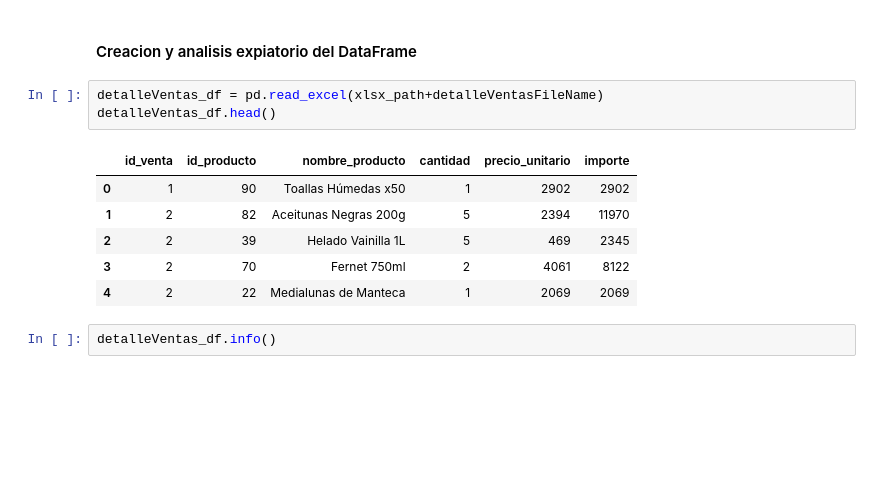
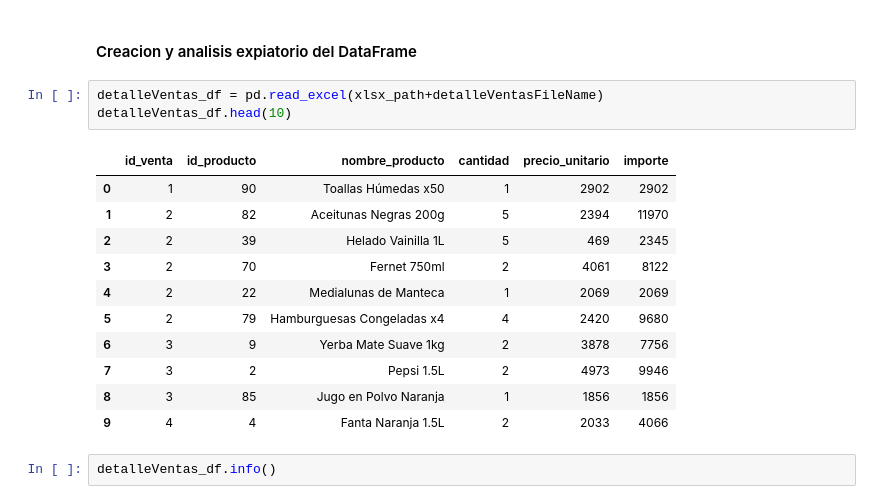
Before and after one commit to DiegoPenalba/ProyectoAurilion, a Jupyter notebook: data.ipynb, the cells around one changed output. Cells and saved outputs as stored; diff of their text form; blank space fills up the shorter version.

```diff
--- a/data.ipynb
+++ b/data.ipynb
@@ -582,14 +607,19 @@ Cantidad de clientes distintos: 67
 #### Creacion y analisis expiatorio del DataFrame
 # %%
 detalleVentas_df = pd.read_excel(xlsx_path+detalleVentasFileName)
-detalleVentas_df.head()
+detalleVentas_df.head(10)
 # %% [output]
 |  | id_venta | id_producto | nombre_producto | cantidad | precio_unitario | importe |
 | 0 | 1 | 90 | Toallas Húmedas x50 | 1 | 2902 | 2902 |
 | 1 | 2 | 82 | Aceitunas Negras 200g | 5 | 2394 | 11970 |
 | 2 | 2 | 39 | Helado Vainilla 1L | 5 | 469 | 2345 |
 | 3 | 2 | 70 | Fernet 750ml | 2 | 4061 | 8122 |
 | 4 | 2 | 22 | Medialunas de Manteca | 1 | 2069 | 2069 |
+| 5 | 2 | 79 | Hamburguesas Congeladas x4 | 4 | 2420 | 9680 |
+| 6 | 3 | 9 | Yerba Mate Suave 1kg | 2 | 3878 | 7756 |
+| 7 | 3 | 2 | Pepsi 1.5L | 2 | 4973 | 9946 |
+| 8 | 3 | 85 | Jugo en Polvo Naranja | 1 | 1856 | 1856 |
+| 9 | 4 | 4 | Fanta Naranja 1.5L | 2 | 2033 | 4066 |
 # %%
 detalleVentas_df.info()
 # %% [output]
```
Also changed, not shown: parts of 5 cells of this notebook.
